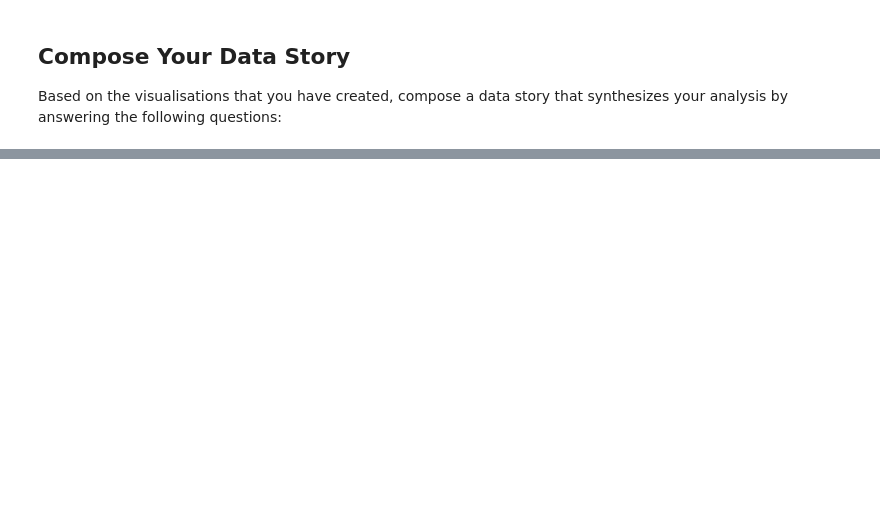
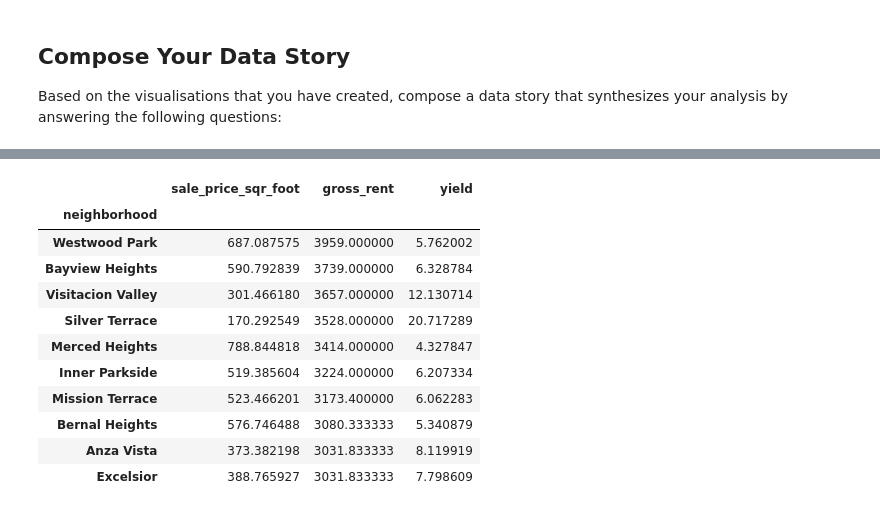
Before and after one commit to Bru-sic/module_06_homework, a Jupyter notebook: Code/san_francisco_housing.ipynb, the cells around one changed output, grey strips where cells are left out. Cells and saved outputs as stored; diff of their text form; code cells hidden in the pictures; blank space fills up the shorter version.

```diff
--- a/Code/san_francisco_housing.ipynb
+++ b/Code/san_francisco_housing.ipynb
@@ -554,0 +595,15 @@ Based on the visualisations that you have created, compose a data story that syn
+# %%
+all_neighborhood_info_df_with_yield.nlargest(10, "gross_rent")
+# %% [output]
+|  | sale_price_sqr_foot | gross_rent | yield |
+| neighborhood |  |  |  |
+| Westwood Park | 687.087575 | 3959.000000 | 5.762002 |
+| Bayview Heights | 590.792839 | 3739.000000 | 6.328784 |
+| Visitacion Valley | 301.466180 | 3657.000000 | 12.130714 |
+| Silver Terrace | 170.292549 | 3528.000000 | 20.717289 |
+| Merced Heights | 788.844818 | 3414.000000 | 4.327847 |
+| Inner Parkside | 519.385604 | 3224.000000 | 6.207334 |
+| Mission Terrace | 523.466201 | 3173.400000 | 6.062283 |
+| Bernal Heights | 576.746488 | 3080.333333 | 5.340879 |
+| Anza Vista | 373.382198 | 3031.833333 | 8.119919 |
+| Excelsior | 388.765927 | 3031.833333 | 7.798609 |
```
Also changed, not shown: parts of 53 cells of this notebook.
